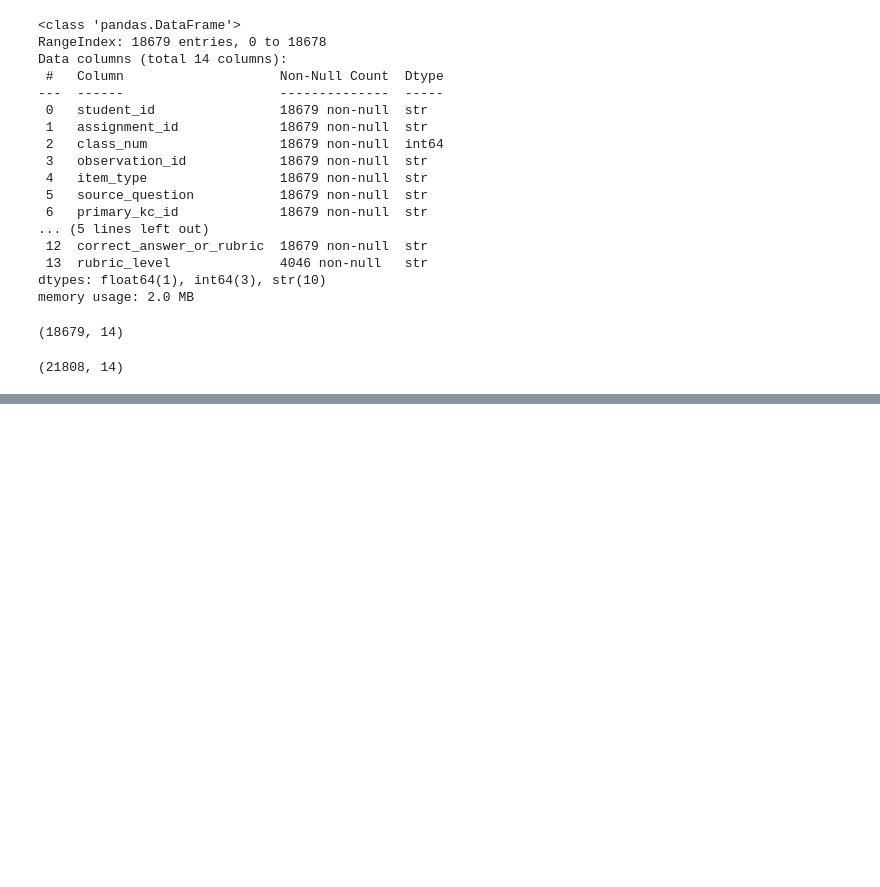
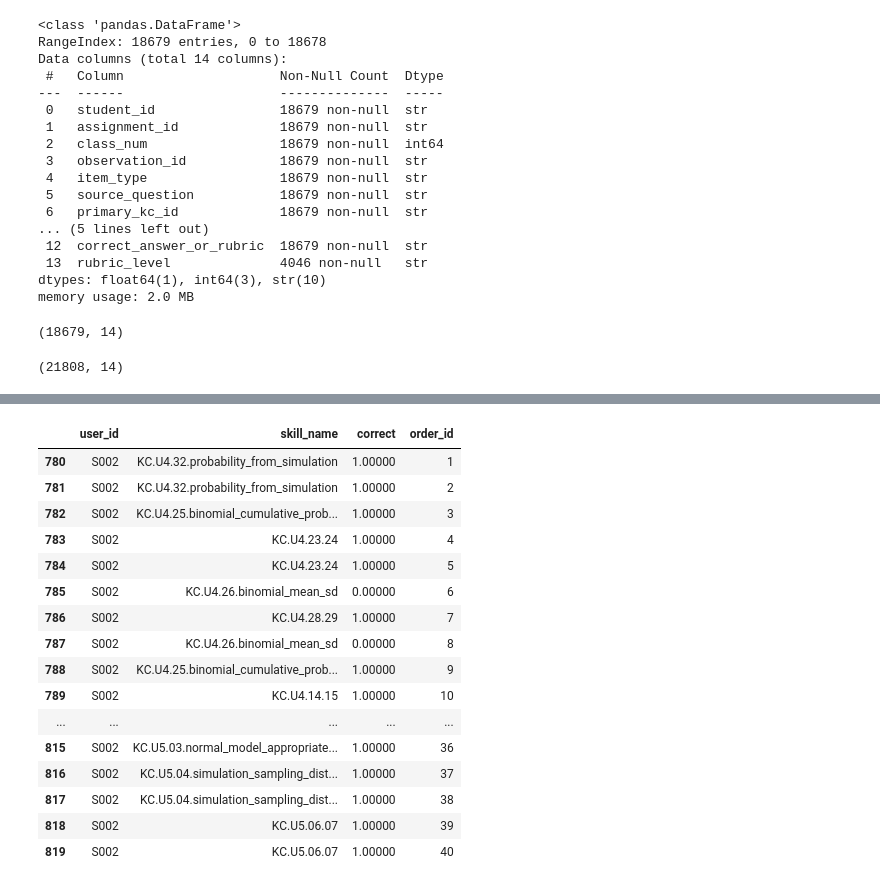
Before and after one commit to mailysg8/ai-student-progress-tracker, a Jupyter notebook: notebooks/best_subset_data.ipynb, the cells around one changed output, grey strips where cells are left out. Saved outputs shown, nothing was run; the diff lists cells and outputs as text; code cells hidden in the pictures; blank space fills up the shorter version.

```diff
--- a/notebooks/best_subset_data.ipynb
+++ b/notebooks/best_subset_data.ipynb
@@ -300,0 +788,23 @@ data.shape
+# %%
+# Same Modelling Code
+
+# Rename columns to what pyBKT expects
+
+bkt_data = cleaned_2_data.rename(columns={
+    'student_id':     'user_id',
+    'primary_kc_id':  'skill_name',
+    'observation_id': 'order_id',
+    'score':          'correct',
+})
+
+# Keep only what pyBKT needs
+bkt_data = bkt_data[['user_id', 'skill_name', 'correct', 'order_id']]
+
+# Sort so each student's responses are in the right order
+bkt_data = bkt_data.sort_values(['user_id', 'order_id']).reset_index(drop=True)
+bkt_data['order_id'] = bkt_data.groupby('user_id').cumcount() + 1
+
+print(bkt_data.head(10))
+print(f"\nStudents: {bkt_data['user_id'].nunique()}")
+print(f"KCs: {bkt_data['skill_name'].nunique()}")
+print(f"Rows:{len(bkt_data)}")
@@ -300,0 +827,20 @@ data.shape
+# %%
+bkt_data[bkt_data['user_id'] == 'S002'].head(40)
+# %% [output]
+|  | user_id | skill_name | correct | order_id |
+| 780 | S002 | KC.U4.32.probability_from_simulation | 1.00000 | 1 |
+| 781 | S002 | KC.U4.32.probability_from_simulation | 1.00000 | 2 |
+| 782 | S002 | KC.U4.25.binomial_cumulative_prob... | 1.00000 | 3 |
+| 783 | S002 | KC.U4.23.24 | 1.00000 | 4 |
+| 784 | S002 | KC.U4.23.24 | 1.00000 | 5 |
+| 785 | S002 | KC.U4.26.binomial_mean_sd | 0.00000 | 6 |
+| 786 | S002 | KC.U4.28.29 | 1.00000 | 7 |
+| 787 | S002 | KC.U4.26.binomial_mean_sd | 0.00000 | 8 |
+| 788 | S002 | KC.U4.25.binomial_cumulative_prob... | 1.00000 | 9 |
+| 789 | S002 | KC.U4.14.15 | 1.00000 | 10 |
+| ... | ... | ... | ... | ... |
+| 815 | S002 | KC.U5.03.normal_model_appropriate... | 1.00000 | 36 |
+| 816 | S002 | KC.U5.04.simulation_sampling_dist... | 1.00000 | 37 |
+| 817 | S002 | KC.U5.04.simulation_sampling_dist... | 1.00000 | 38 |
+| 818 | S002 | KC.U5.06.07 | 1.00000 | 39 |
+| 819 | S002 | KC.U5.06.07 | 1.00000 | 40 |
```
Also changed, not shown: parts of 31 cells of this notebook.
